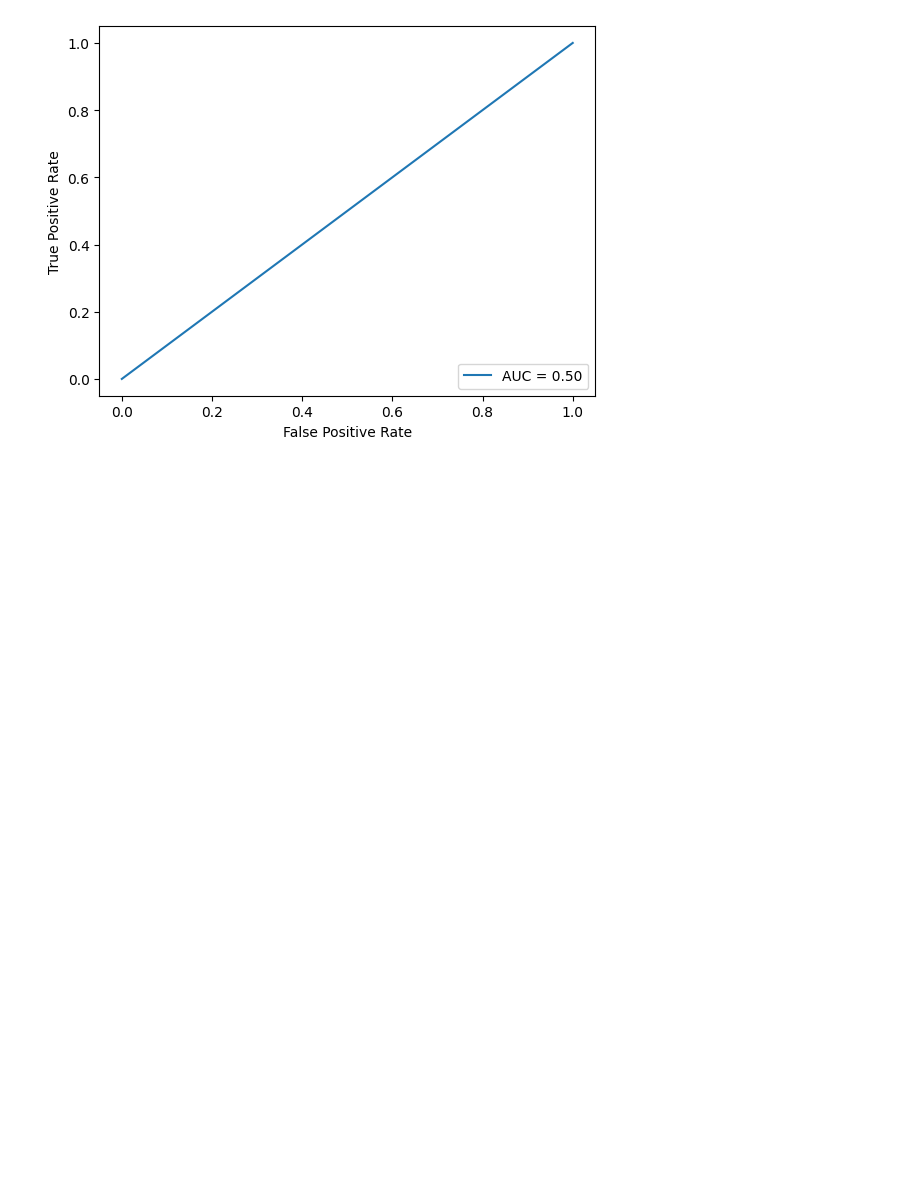
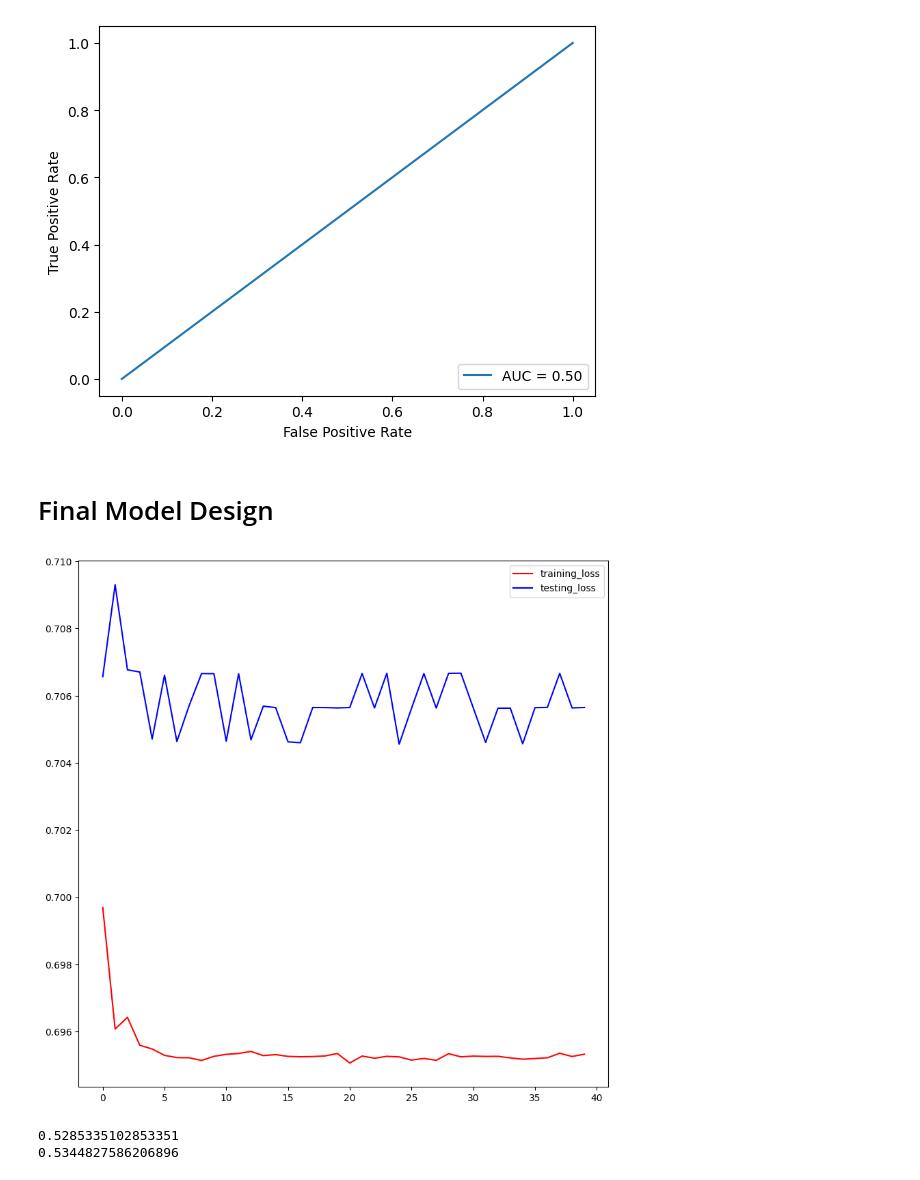
Before and after one commit to LanZBoY/torchPlayGround, a Jupyter notebook: medic/RNNforMedic.ipynb, the cells around one changed output. Drawn from its saved outputs; the diff is of its cells as text; code cells hidden in the pictures; blank space fills up the shorter version.

```diff
--- a/medic/RNNforMedic.ipynb
+++ b/medic/RNNforMedic.ipynb
@@ -214,3 +208,5 @@ result.plot()
 # %% [output]
 <sklearn.metrics._plot.roc_curve.RocCurveDisplay at 0x...>
 [figure]
+# %% [markdown]
+# Final Model Design
@@ -216,0 +231,53 @@ result.plot()
+# %%
+attention_model = AttentionBaseMedicPredic().cuda()
+opti = torch.optim.Adam(attention_model.parameters(), weight_decay=1e-2)
+loss_fn = torch.nn.BCEWithLogitsLoss()
+train_losses = []
+test_losses = []
+# %%
+for epoch in tqdm(range(EPOCH)):
+    trainTloss = 0.
+    testTloss = 0.
+    for x, y in trainLoader:
+        x, y = x.to(DEVICE), y.to(DEVICE)
+        opti.zero_grad()
+        pred, _ = attention_model(x)
+        loss = loss_fn(pred, y)
+        loss.backward()
+        opti.step()
+        trainTloss += loss.item()
+    with torch.no_grad():
+        for x, y in testLoader:
+            x, y = x.to(DEVICE), y.to(DEVICE)
+            pred, _ = attention_model(x)
+            loss = loss_fn(pred, y)
+            testTloss += loss.item()
+    train_losses.append(trainTloss / (len(trainLoader.dataset)//BATCH_SIZE))
+    test_losses.append(testTloss / (len(testLoader.dataset)//BATCH_SIZE))
+# %%
+epochs = [ep for ep in range(EPOCH)]
+plt.figure(figsize=(10, 10))
+plt.plot(epochs, train_losses, label = "training_loss", color = 'r')
+plt.plot(epochs, test_losses, label = "testing_loss", color = 'b')
+plt.legend()
+plt.show()
+# %% [output]
+[figure, added]
+# %%
+correct = 0.
+for x, y in trainLoader:
+    x, y = x.to(DEVICE), y.to(DEVICE)
+    pred, train_atten_score = attention_model(x)
+    pred = torch.sigmoid(pred)
+    correct += ((pred > 0.5) == y).type(torch.float32).sum()
+print(correct.item()/len(trainLoader.dataset))
+correct = 0.
+for x, y in testLoader:
+    x, y = x.to(DEVICE), y.to(DEVICE)
+    pred, test_atten_score = attention_model(x)
+    pred = torch.sigmoid(pred)
+    correct += ((pred > 0.5) == y).type(torch.float32).sum()
+print(correct.item()/len(testLoader.dataset))
+# %% [output]
+0.5285335102853351
+0.5344827586206896
```
Also changed, not shown: parts of 18 cells of this notebook, 1 other file.
